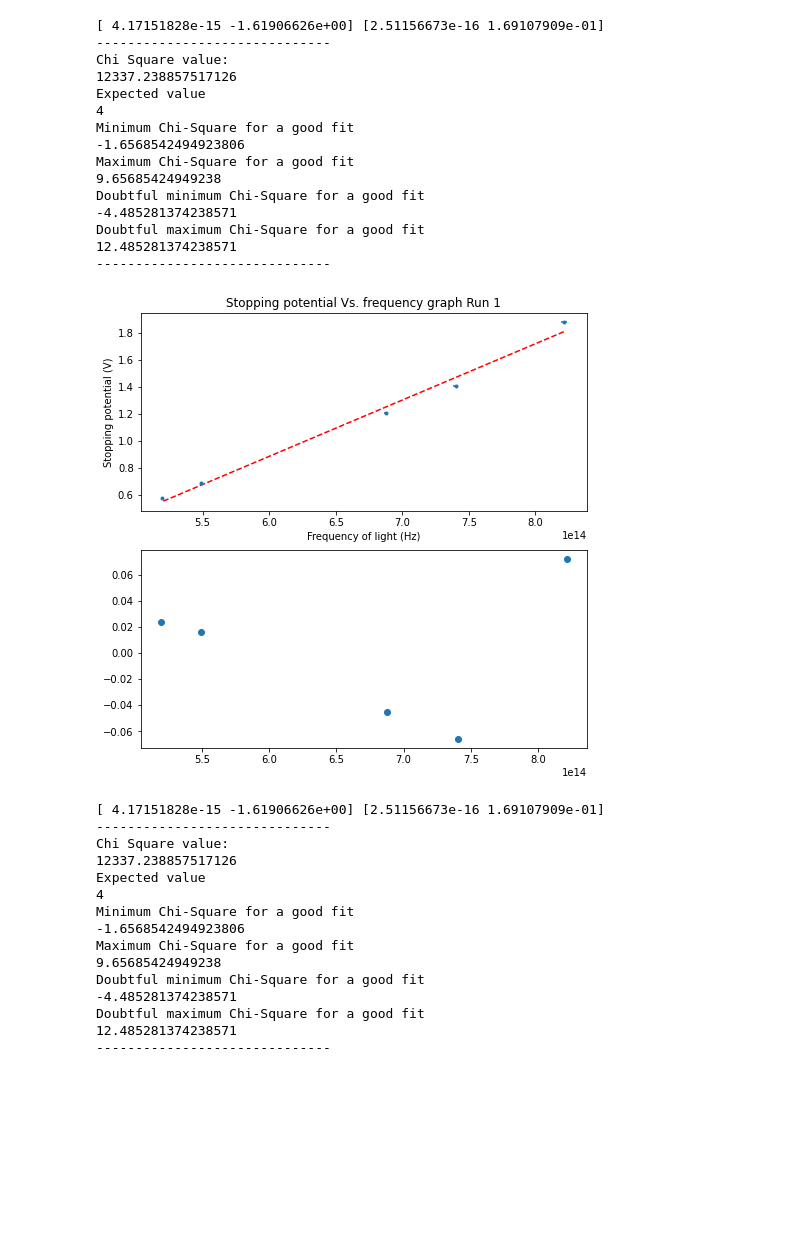
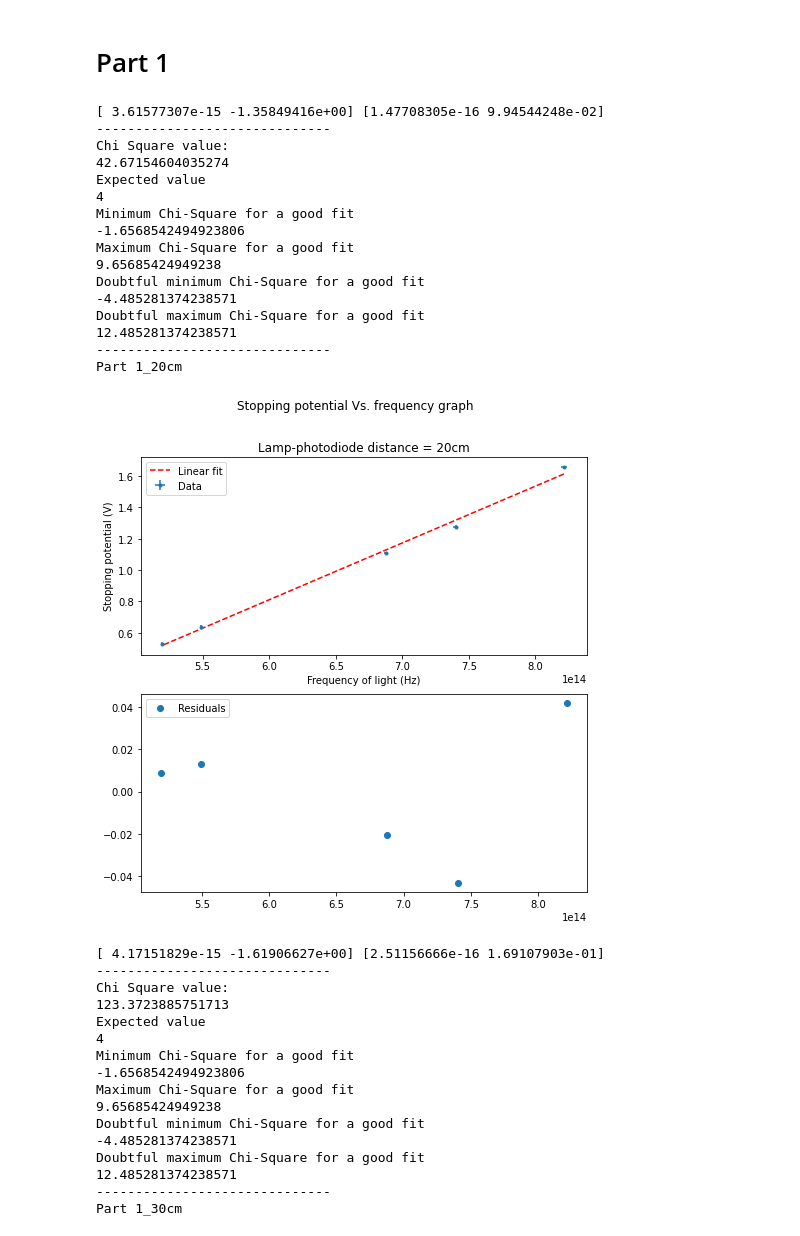
Before and after one commit to 3FI/PHYS-258, a Jupyter notebook: Lab3/Lab3_Notebook.ipynb, the cells around one changed output. Drawn from its saved outputs; the diff is of its cells as text; code cells hidden in the pictures; blank space fills up the shorter version.

```diff
--- a/Lab3/Lab3_Notebook.ipynb
+++ b/Lab3/Lab3_Notebook.ipynb
@@ -4,93 +4,106 @@ import uncertainties.unumpy as unumpy
 import numpy as np
 import matplotlib.pyplot as plt
 import scipy.optimize as optimize
+# %% [markdown]
+# Part 1
 # %%
 p1 = []
-error = [1,0.001]
-csv = ["P1_20cm.csv", "P1_30cm.csv", "P1_40cm.csv"]
+error1 = [1,0.01]
+csv1 = ["P1_20cm.csv", "P1_30cm.csv", "P1_40cm.csv"]
 for i in range(3):
     run = []
     for j in range(2):
-        collumn = np.genfromtxt(csv[j], delimiter=",", usecols=(j), skip_header=1)
-        collumn = unumpy.uarray(collumn, std_devs = error[j])
+        collumn = np.genfromtxt(csv1[i], delimiter=",", usecols=(j), skip_header=1)
+        collumn = unumpy.uarray(collumn, std_devs = error1[j])
         if j == 0 :
             frequncy = 299792458 / (collumn*(10**(-9))) # c = 299792458 m/s, frequency = c/lambda
             run.append(frequncy)
         else : run.append(collumn*(-1))
     p1.append(run)
 
-# [3 runs][wavelength (m), stopping potential (V)]
-#print(p1)
+# [3 runs][frequency (Hz), stopping potential (V)]
+# print(p1)
 # %%
-title = ["Run 1", "Run 2", "Run 3"]
+m, m_u =[], []
+b, b_u = [], []
+title = ["Lamp-photodiode distance = 20cm", "Lamp-photodiode distance = 30cm", "Lamp-photodiode distance = 40cm"]
 for i in range(3):
-    plt.figure(figsize=(8, 8))
+    plt.figure(figsize=(8,8))
     plt.subplot(2,1,1)
 
     x = p1[i][0] # frequency
     y = p1[i][1] # stopping potential
 
-
     plt.errorbar(unumpy.nominal_values(x), unumpy.nominal_values(y),xerr= unumpy.std_devs(x),yerr= unumpy.std_devs(y), fmt=".", label = 'Data')
 
     def f(x,a, b):
-        return a*x + b
-    popt,pcov = optimize.curve_fit(f,xdata=unumpy.nominal_values(x), ydata=unumpy.nominal_values(y), sigma=unumpy.std_devs(y))
+        return a*x +b
+    popt,pcov = optimize.curve_fit(f,xdata=unumpy.nominal_values(x), ydata=unumpy.nominal_values(y), sigma=unumpy.std_devs(y), p0 = [0.4148*10**-14, 0])
     perr = np.sqrt(np.diag(pcov))
     print(popt, perr)
 
+    m.append(popt[0])
+    m_u.append(perr[0])
+    b.append(popt[1])
+    b_u.append(perr[1])
+
     def fit(x):
-        return popt[0]*x+popt[1]
+        return popt[0]*x + popt[1]
 
     plt.plot(unumpy.nominal_values(x), fit(unumpy.nominal_values(x)), 'r--',label='Linear fit')
-
+    plt.legend()
     plt.xlabel("Frequency of light (Hz)")
     plt.ylabel("Stopping potential (V)")
-    plt.title("Stopping potential Vs. frequency graph "+title[i])
+    plt.suptitle("Stopping potential Vs. frequency graph ")
+    plt.title(title[i])
 
     plt.subplot(2,1,2)
-    plt.plot(unumpy.nominal_values(x), (unumpy.nominal_values(y))-(fit(unumpy.nominal_values(x))), 'o')
 
+    plt.plot(unumpy.nominal_values(x), (unumpy.nominal_values(y))-(fit(unumpy.nominal_values(x))), 'o', label = "Residuals")
+    plt.legend()
     print('-'*30)
 
     f_degree = len(x)-1
     print('Chi Square value:')
     print(sum( ( (unumpy.nominal_values(y)-(fit(unumpy.nominal_values(x)))) / unumpy.std_devs(y))**2 ) )
     print('Expected value')
     print(f_degree)
     print('Minimum Chi-Square for a good fit')
     print(f_degree - 2* (2*f_degree)**0.5)
     print('Maximum Chi-Square for a good fit')
     print(f_degree + 2* (2*f_degree)**0.5)
 
     print('Doubtful minimum Chi-Square for a good fit')
     print(f_degree - 3* (2*f_degree)**0.5)
     print('Doubtful maximum Chi-Square for a good fit')
     print(f_degree + 3* (2*f_degree)**0.5)
     print('-'*30)
-
+    t = "Part 1_" + title[i][len(title[i])-4:len(title[i])]
+    print(t)
+    plt.savefig(t)
     plt.show()
 # %% [output]
-[ 4.17151828e-15 -1.61906626e+00] [2.51156673e-16 1.69107909e-01]
+[ 3.61577307e-15 -1.35849416e+00] [1.47708305e-16 9.94544248e-02]
 ------------------------------
 Chi Square value:
-12337.238857517126
+42.67154604035274
 Expected value
 4
 Minimum Chi-Square for a good fit
 -1.6568542494923806
 Maximum Chi-Square for a good fit
 9.65685424949238
 Doubtful minimum Chi-Square for a good fit
 -4.485281374238571
 Doubtful maximum Chi-Square for a good fit
 12.485281374238571
 ------------------------------
+Part 1_20cm
-[figure, old version]
+[figure, new version]
-[ 4.17151828e-15 -1.61906626e+00] [2.51156673e-16 1.69107909e-01]
+[ 4.17151829e-15 -1.61906627e+00] [2.51156666e-16 1.69107903e-01]
 ------------------------------
 Chi Square value:
-12337.238857517126
+123.3723885751713
 Expected value
 4
 Minimum Chi-Square for a good fit
@@ -102,3 +115,4 @@ Doubtful minimum Chi-Square for a good fit
 Doubtful maximum Chi-Square for a good fit
 12.485281374238571
 ------------------------------
+Part 1_30cm
```
Also changed, not shown: parts of 9 cells of this notebook, 12 other files.
